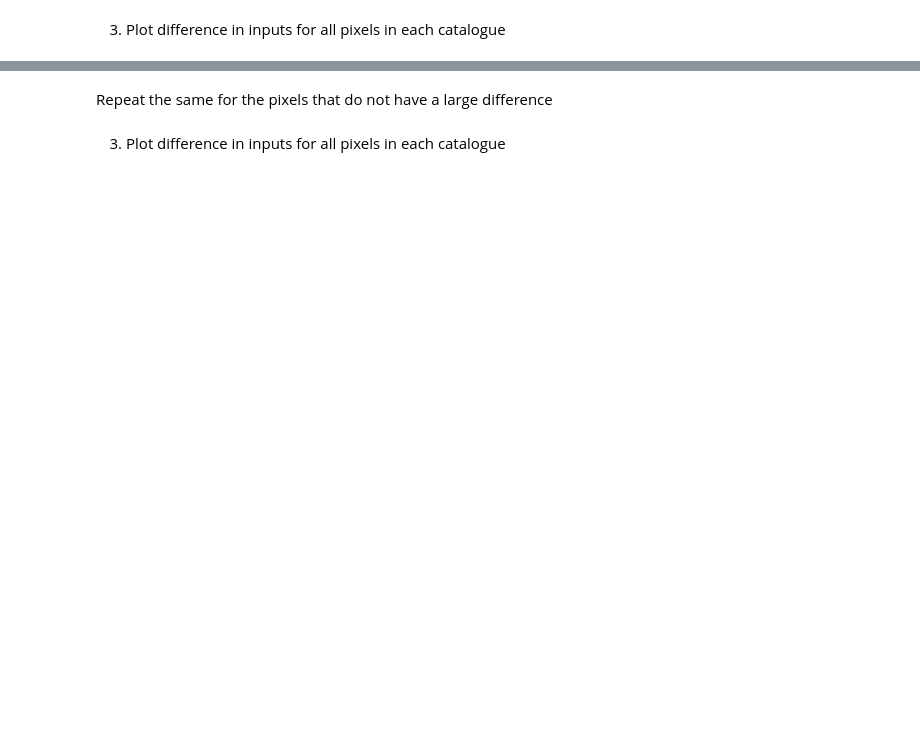
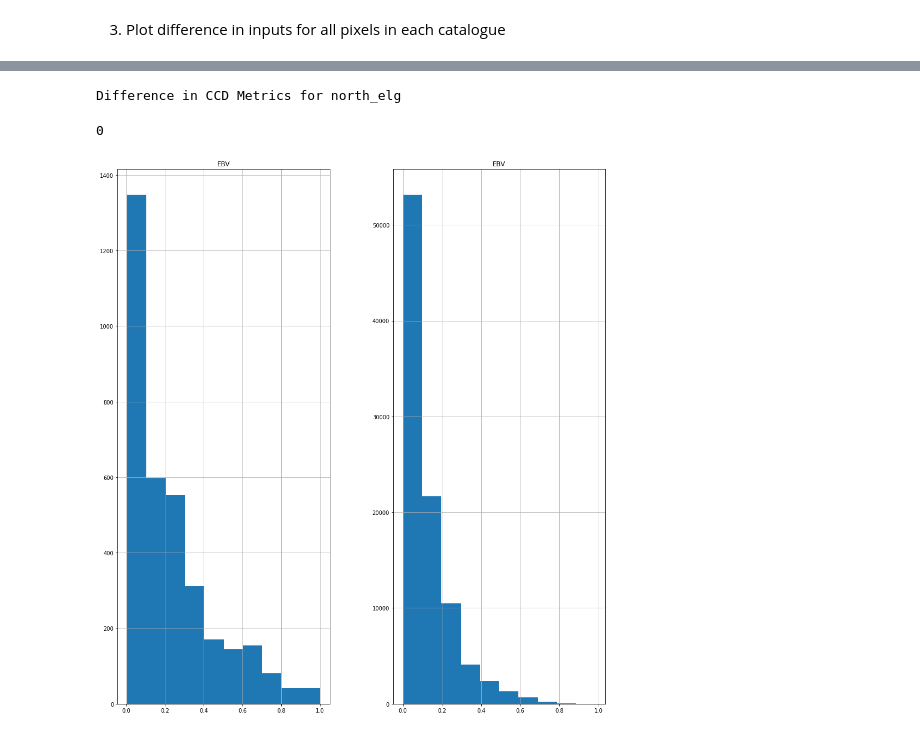
Before and after one commit to elleggert/astrostatistics, a Jupyter notebook: models/regression/identifying_linear_vs_deep_deviations.ipynb, the cells around one changed output, grey strips where cells are left out. Saved outputs shown, nothing was run; the diff lists cells and outputs as text; code cells hidden in the pictures; blank space fills up the shorter version.

```diff
--- a/models/regression/identifying_linear_vs_deep_deviations.ipynb
+++ b/models/regression/identifying_linear_vs_deep_deviations.ipynb
@@ -201,0 +205,8 @@ df.head()
+# %%
+ccd = CCD()
+
+# Get the available data for the list CCD ids in the deviating set
+
+data_no_diff = ccd.get_ccds(list(ccd_ids_no_diff))
+
+print(data_no_diff)
@@ -202,9 +238,13 @@ df.head()
 # %% [markdown]
 
 3. Plot difference in inputs for all pixels in each catalogue
+# %%
+pix_metrics = {"EBV", "stellar",  "exposures"}
+uni_metrics = {"airmass", "filter"}
+band_metrics = {'exptime','seeing','ccdskysb','meansky'}
 # %%
 
-nrows = 14
+nrows = 10
 ncols = 1
 fig, ax = plt.subplots(nrows=nrows, ncols=ncols, figsize=(16, 18))
 #plt.title("Raw Test Set Systematics Dependency - North")
@@ -212,20 +252,36 @@ fig, ax = plt.subplots(nrows=nrows, ncols=ncols, figsize=(16, 18))
 i = 0
 
 
-col = df.columns
+col = ["EBV","EBV", "stellar","stellar","exposures","exposures", "airmass","airmass", "filter","filter"]# ,'exptime','seeing','ccdskysb','meansky']
 for ax in ax.flatten():
 
+    if i % 2 == 0:
+        df_ccd = ccd_df_diff
+        df = df_diff
+    else:
+        df_ccd = ccd_df_no_diff
+        df = df_no_diff
 
     x_label = col[i]
     plt.axes(ax)
 
-    if x_label == 'airmass' or x_label == 'filter':
+    print(x_label)
+
+    if x_label in uni_metrics:
+
+        plt.hist(df_ccd[x_label])
+        plt.xlabel(x_label)
+        i+=1
+        continue
+
+    if x_label in pix_metrics:
 
         plt.hist(df[x_label])
         plt.xlabel(x_label)
         i+=1
         continue
 
+    break
 
 
     for colour in 'g', 'r', 'z':
@@ -239,7 +295,7 @@ for ax in ax.flatten():
         i+=1
 
 
-fig.tight_layout(pad=3.0)
+#fig.tight_layout(pad=3.0)
 
 plt.show()
 # %% [output]
@@ -247,3 +312 @@ Error in callback <function flush_figures at 0x...> (for post_execute):
 KeyboardInterrupt:
-# %% [markdown]
-Repeat the same for the pixels that do not have a large difference
@@ -282,3 +313,16 @@ df.head()
-# %% [markdown]
-
-3. Plot difference in inputs for all pixels in each catalogue
+# %%
+print(f'Difference in CCD Metrics for {area} {gal}')
+# %% [output]
+Difference in CCD Metrics for north_elg
+# %%
+nrows = 1
+ncols = 2
+fig, axes = plt.subplots(nrows=nrows, ncols=ncols, figsize=(16, 18))
+
+print(i)
+df_diff.hist('EBV', ax=axes[0])
+df_no_diff.hist('EBV', ax=axes[1])
+plt.show()
+# %% [output]
+0
+[figure, added]
```
Also changed, not shown: parts of 22 cells of this notebook.
